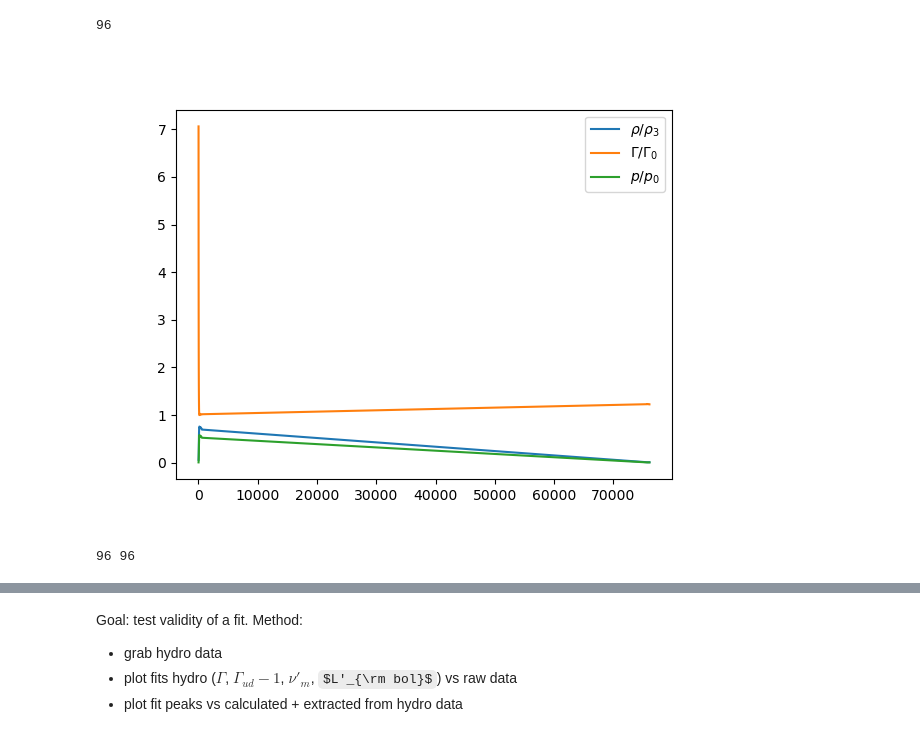
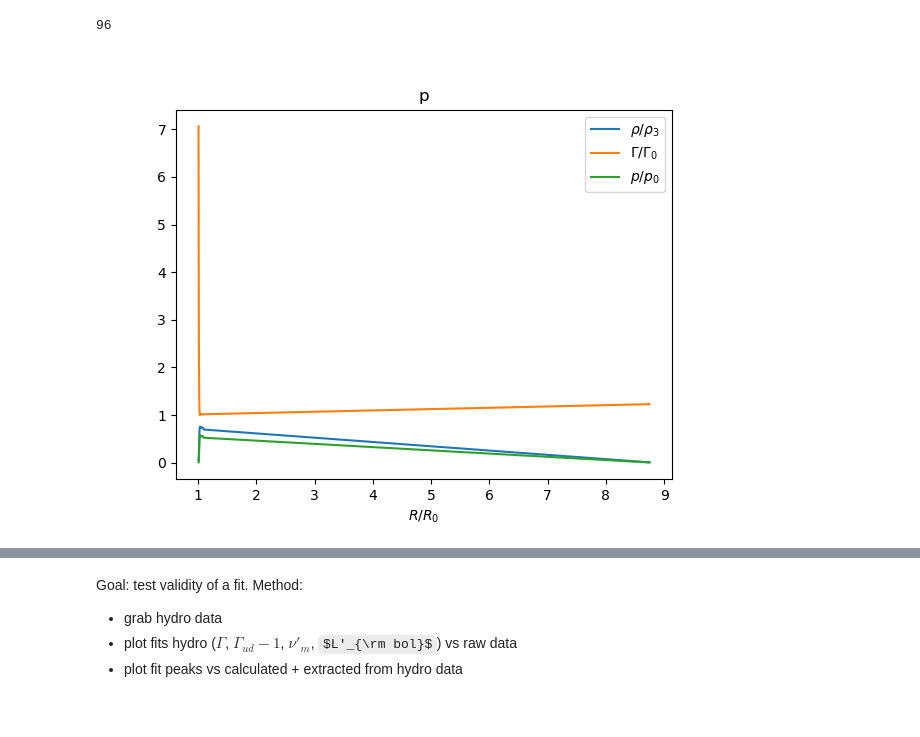
Before and after one commit to ACharletENSL/GAMMA_MWN, a Jupyter notebook: bin/Tools/project_v2/test_fitting.ipynb, the cells around one changed output, grey strips where cells are left out. Saved outputs shown, nothing was run; the diff lists cells and outputs as text; code cells hidden in the pictures; some formulas as TeX source.

```diff
--- a/bin/Tools/project_v2/test_fitting.ipynb
+++ b/bin/Tools/project_v2/test_fitting.ipynb
@@ -28,31 +28,4 @@ def check_done_logau():
   folders = glob.glob(GAMMA_dir + "/results/sweep_log_au=*")
   done_logau = np.array(sorted([float(f.split("=")[1]) for f in folders]))
   return done_logau
-# %%
-log_au = 1.2
-key = 'sweep_' + f"log_au={log_au:.1f}"
-env = MyEnv(key)
-data = open_rundata(key, 4)
-print(len(data))
-#d_fit = cellsBehindShock_fromData(data)
-try:
-  popts = get_hydrofits_shell_new(data)
-except RuntimeError:
-  plt.figure()
-  plt.plot(data.rho/env.rho3_sc, label='$\\rho/\\rho_3$')
-  lfac = derive_Lorentz(data.vx)
-  plt.plot(lfac/env.lfac0, label='$\\Gamma/\\Gamma_0$')
-  plt.plot(data.p/env.p_shsc, label='$p/p_0$')
-  plt.legend()
-
-#popt_lfac, popt_ShSt, _, popt_nu, popt_L = get_hydrofits_shell_new(data)
-#print(popt_lfac, popt_ShSt, popt_nu, popt_L)
-# %% [output]
-96
-[figure, old version]
-# %%
-val = get_variable(data, 'lfac', env)/env.lfac0
-print(len(val), len(data))
-# %% [output]
-96 96
 # %%
@@ -80,3 +56,24 @@ def plot_earlydata(name, normName='', key='Last', z=4, xvar='x', imax=None):
   ax.set_xlabel(xlabel)
   ax.set_title(name)
+# %%
+log_au = 1.2
+key = 'sweep_' + f"log_au={log_au:.1f}"
+env = MyEnv(key)
+data = open_rundata(key, 4)
+print(len(data))
+#d_fit = cellsBehindShock_fromData(data)
+try:
+  popts = get_hydrofits_shell_new(data)
+except RuntimeError:
+  fig, ax = plt.subplots()
+  plot_earlydata('rho', 'rho3_sc', key=key, ax_in=ax, label='$\\rho/\\rho_3$')
+  plot_earlydata('lfac', 'lfac0', key=key, ax_in=ax, label='$\\Gamma/\\Gamma_0$')
+  plot_earlydata('p', 'p_shsc', key=key, ax_in=ax, label='$p/p_0$')
+  ax.legend()
+
+#popt_lfac, popt_ShSt, _, popt_nu, popt_L = get_hydrofits_shell_new(data)
+#print(popt_lfac, popt_ShSt, popt_nu, popt_L)
+# %% [output]
+96
+[figure, new version]
 # %%
```
Also changed, not shown: parts of 2 cells of this notebook, 2 other files.
